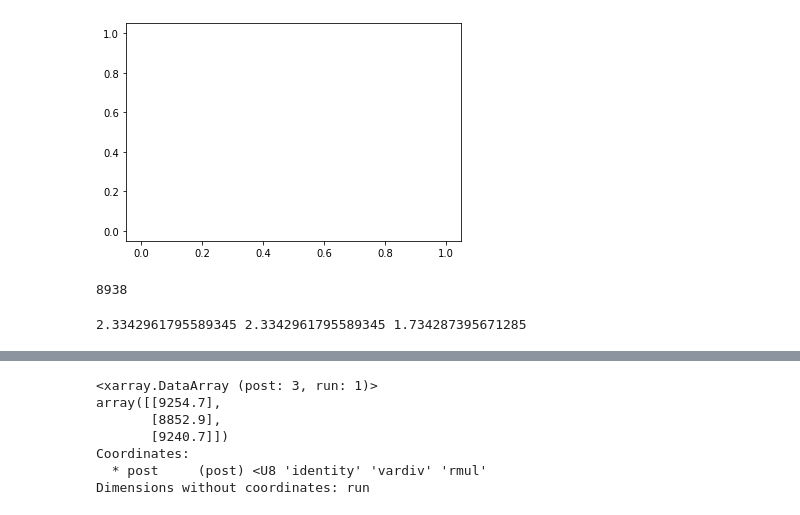
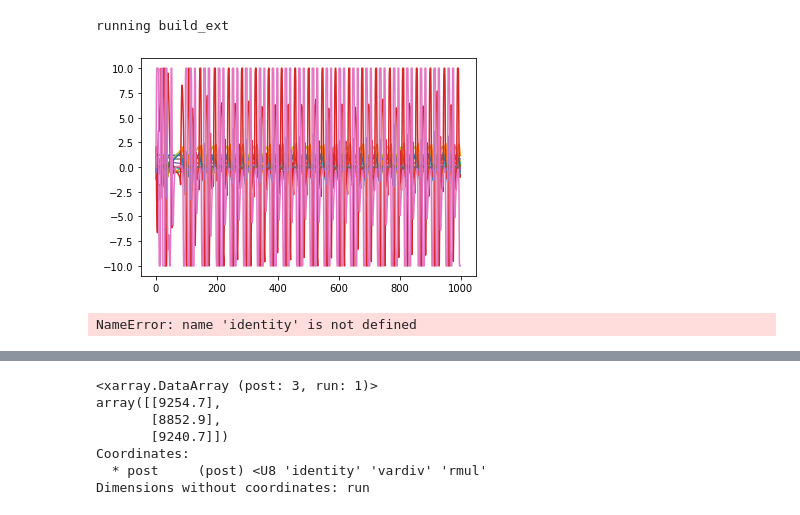
Before and after one commit to sgillen/lorenz, a Jupyter notebook: run_ars/refactor_analysis-Copy2.ipynb, the cells around one changed output, grey strips where cells are left out. Cells and saved outputs as stored; diff of their text form; code cells hidden in the pictures.

```diff
--- a/run_ars/refactor_analysis-Copy2.ipynb
+++ b/run_ars/refactor_analysis-Copy2.ipynb
@@ -128,7 +128,7 @@ def reward_fn(s):
 
     return reward, s
 
-data = torch.load("./data8/linear_z-v0.xr")
+data = torch.load("./data5/Walker2d-v2.xr")
 
 policy_dict = data.policy_dict
 rews = data.rews
@@ -163,7 +161,7 @@ for exp_name in exp_names:
 <Figure size 432x288 with 0 Axes>
 # %%
 import seagul.envs
-env_name = "linear_z-v0"
+env_name = "Walker2d-v2"
 
 policy = policy_dict['vardiv'][3]
 env = gym.make(env_name)
@@ -178,23 +178,6 @@ target = (target - target.mean(dim=0))/target.std(dim=0)
+running build_ext
-[figure, old version]
+[figure, new version]
-# %%
-#m,w = create_mesh(target, .1)
-m2 = create_mesh_dict(np.array(target),.25)
-
-#print(len(m))
-print(len(m2))
-# %% [output]
-8938
-# %%
-mdim, _, _ = mesh_dim(target, .1)
-cdim, _, _ = mesh_dim(target, .1)
-vdim = variation_dim(target)
-
-print(mdim, cdim, vdim)
-# %% [output]
-2.3342961795589345 2.3342961795589345 1.734287395671285
 # %%
-from seagul.mesh import create_mesh, mesh_dim, conservative_mesh_dim, variation_dim, create_mesh_dict
-
 init_d = 1e-6
 num_runs = 1
 post_fns = [identity, vardiv, rmul]
@@ -247,10 +230,11 @@ for post_fn in post_fns:
             m = create_mesh_dict(target,.01)
             msize1.loc[post_fn.__name__,i,j] = len(m)
 
-            mdims.loc[post_fn.__name__,i,j] , _, _ = mesh_dim(target, init_d)
-            cdims.loc[post_fn.__name__,i,j], _, _ = conservative_mesh_dim(target, init_d)
+            mdims.loc[post_fn.__name__,i,j] ,  cdims.loc[post_fn.__name__,i,j], _ = mesh_dim(target, init_d)
             vdims.loc[post_fn.__name__,i,j] = variation_dim(target)
             rdims.loc[post_fn.__name__,i,j] = rough_measure(target).item()
+# %% [output]
+NameError: name 'identity' is not defined
 # %%
 msize1.mean(dim='seed')
 # %% [output]
```
Also changed, not shown: parts of 4 cells of this notebook, 14 other files.
